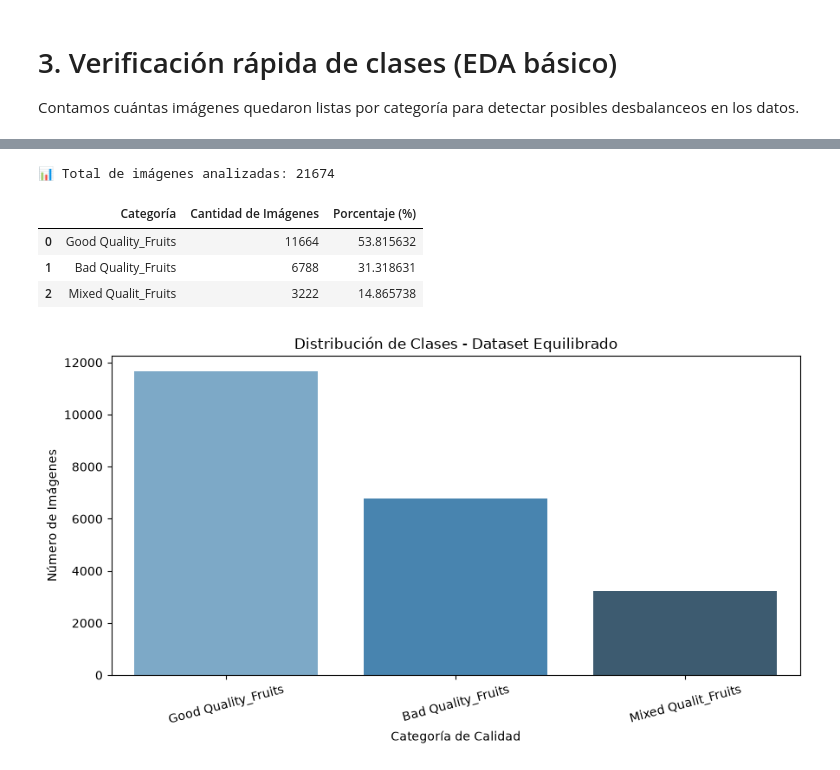
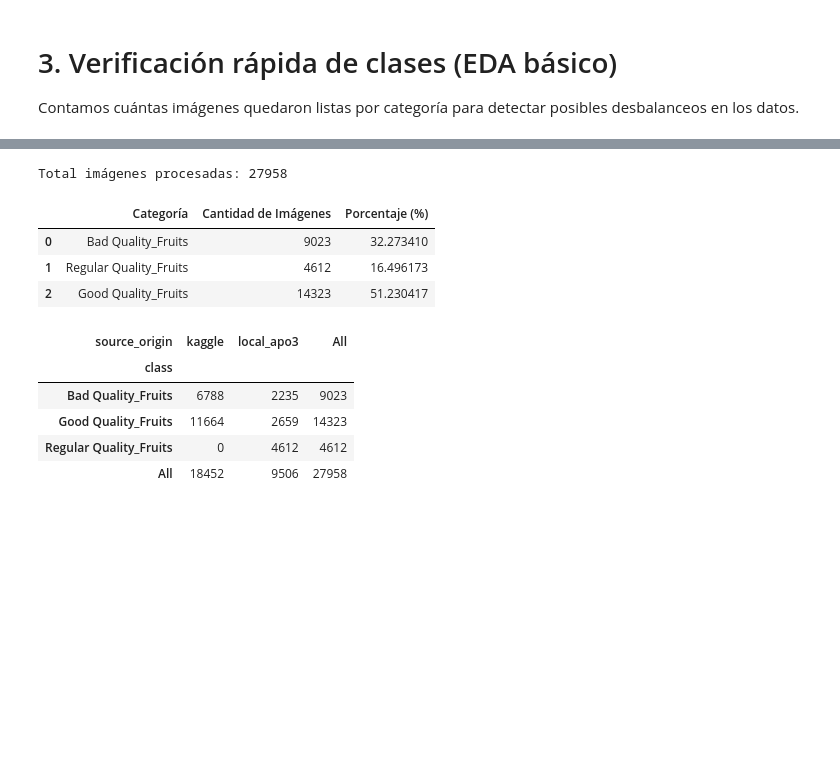
Before and after one commit to Sammmy1911/ProyectoAPOIII, a Jupyter notebook: src/data/preprocess.ipynb, the cells around one changed output, grey strips where cells are left out. Saved outputs shown, nothing was run; the diff lists cells and outputs as text; code cells hidden in the pictures; blank space fills up the shorter version.

```diff
--- a/src/data/preprocess.ipynb
+++ b/src/data/preprocess.ipynb
@@ -181,50 +257,30 @@ else:
-# %%
-import pandas as pd
-import matplotlib.pyplot as plt
-import seaborn as sns
-
-# Definir la ruta de las imágenes procesadas
-PROCESSED_DIR = BASE_DIR / "data" / "processed"
-
-data_summary = []
-
-if PROCESSED_DIR.exists():
-    for class_dir in PROCESSED_DIR.iterdir():
-        if class_dir.is_dir():
-            # Contar todas las imágenes procesadas por categoría (incluyendo las aumentadas)
-            num_imgs = len(list(class_dir.rglob("*.*")))
-            data_summary.append({
-                "Categoría": class_dir.name,
-                "Cantidad de Imágenes": num_imgs
-            })
-
-# Crear un DataFrame para ordenar y analizar los datos
-df_summary = pd.DataFrame(data_summary)
-
-if not df_summary.empty:
-    # Calcular el porcentaje de cada clase respecto al total
-    total_imgs = df_summary["Cantidad de Imágenes"].sum()
-    df_summary["Porcentaje (%)"] = (df_summary["Cantidad de Imágenes"] / total_imgs) * 100
-    df_summary = df_summary.sort_values(by="Cantidad de Imágenes", ascending=False).reset_index(drop=True)
-
-    print(f"📊 Total de imágenes analizadas: {total_imgs}")
-    display(df_summary)
-
-    # Visualizar el desbalanceo con una gráfica de barras (Actualizado para evitar advertencias de Seaborn)
-    plt.figure(figsize=(9, 5))
-    sns.barplot(data=df_summary, x="Categoría", y="Cantidad de Imágenes", hue="Categoría", palette="Blues_d", legend=False)
-    plt.title("Distribución de Clases - Dataset Equilibrado")
-    plt.xlabel("Categoría de Calidad")
-    plt.ylabel("Número de Imágenes")
-    plt.xticks(rotation=15)
-    plt.tight_layout()
-    plt.show()
-else:
-    print("⚠️ Aún no se encuentran imágenes en la carpeta 'data/processed/'. Asegúrate de haber corrido la celda de preprocesamiento antes.")
-# %% [output]
-📊 Total de imágenes analizadas: 21674
-|  | Categoría | Cantidad de Imágenes | Porcentaje (%) |
-| 0 | Good Quality_Fruits | 11664 | 53.815632 |
-| 1 | Bad Quality_Fruits | 6788 | 31.318631 |
-| 2 | Mixed Qualit_Fruits | 3222 | 14.865738 |
-[figure, removed]
+# %%
+if not df_index.empty:
+    df_eda = (
+        df_index["class"]
+        .value_counts()
+        .reindex(CLASSES, fill_value=0)
+        .rename_axis("Categoría")
+        .reset_index(name="Cantidad de Imágenes")
+    )
+    total_eda = df_eda["Cantidad de Imágenes"].sum()
+    df_eda["Porcentaje (%)"] = (
+        (df_eda["Cantidad de Imágenes"] / total_eda) * 100 if total_eda > 0 else 0.0
+    )
+    print(f"Total imágenes procesadas: {total_eda}")
+    display(df_eda)
+    display(pd.crosstab(df_index["class"], df_index["source_origin"], margins=True))
+else:
+    print("No hay imágenes en df_index para verificar.")
+# %% [output]
+Total imágenes procesadas: 27958
+|  | Categoría | Cantidad de Imágenes | Porcentaje (%) |
+| 0 | Bad Quality_Fruits | 9023 | 32.273410 |
+| 1 | Regular Quality_Fruits | 4612 | 16.496173 |
+| 2 | Good Quality_Fruits | 14323 | 51.230417 |
+| source_origin | kaggle | local_apo3 | All |
+| class |  |  |  |
+| Bad Quality_Fruits | 6788 | 2235 | 9023 |
+| Good Quality_Fruits | 11664 | 2659 | 14323 |
+| Regular Quality_Fruits | 0 | 4612 | 4612 |
+| All | 18452 | 9506 | 27958 |
```
Also changed, not shown: parts of 13 cells of this notebook, 5 other files.
